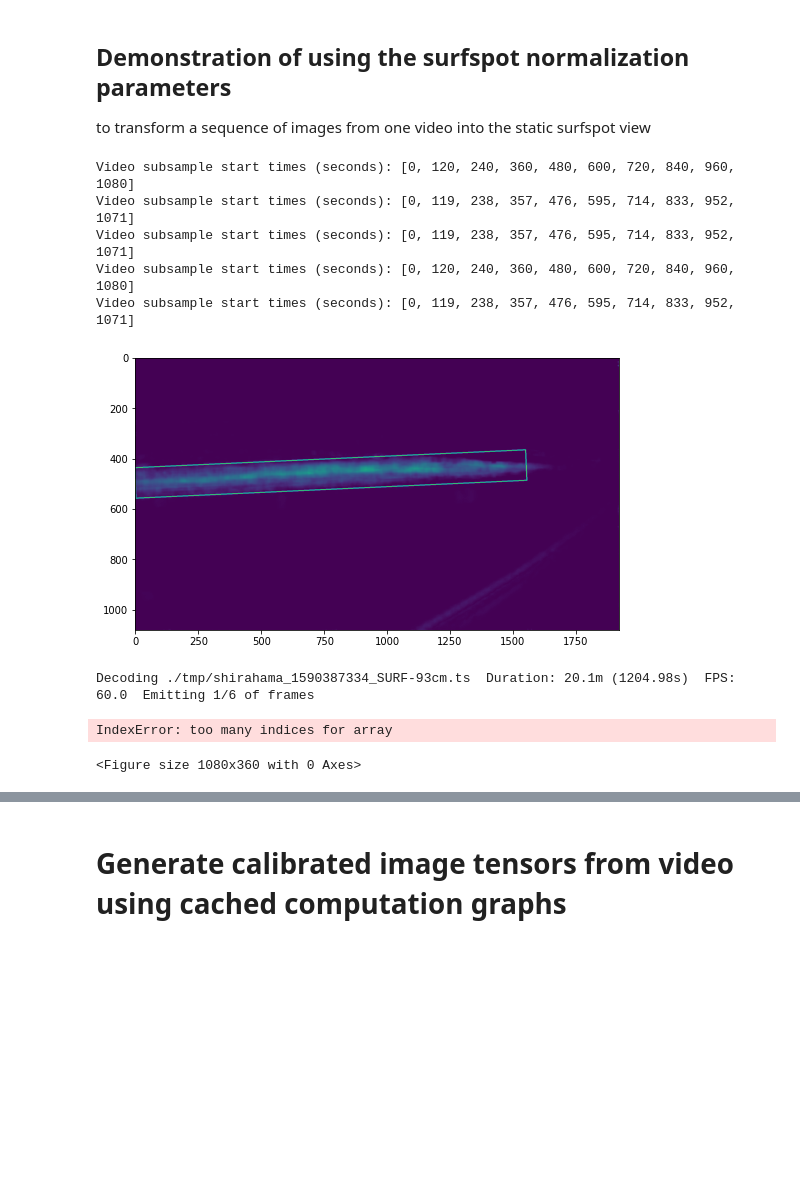
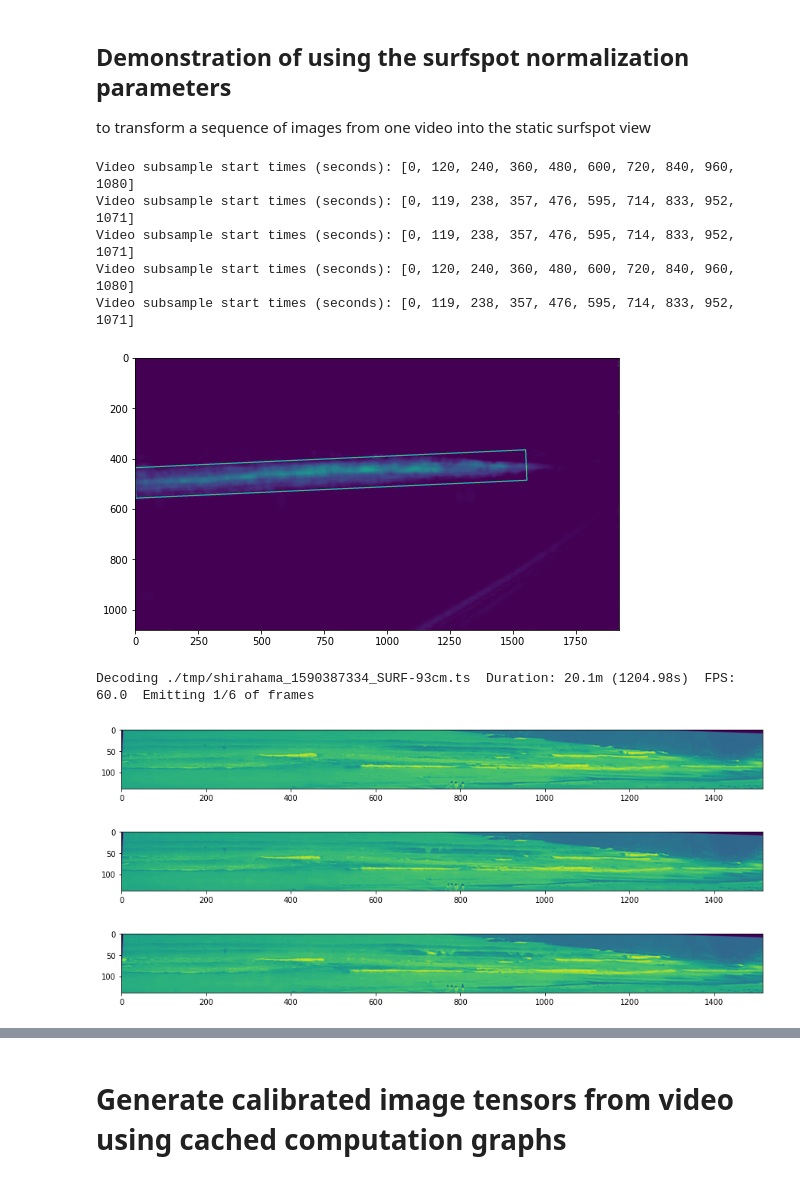
Before and after one commit to sjobeek/surfbreak, a Jupyter notebook: 03_perspective_transform.ipynb, the cells around one changed output, grey strips where cells are left out. Cells and saved outputs as stored; diff of their text form; code cells hidden in the pictures; blank space fills up the shorter version.

```diff
--- a/03_perspective_transform.ipynb
+++ b/03_perspective_transform.ipynb
@@ -512,22 +512,23 @@ def video_file_to_calibrated_image_tensors(video_file, calibration_params, durat
 # %%
 calibration_params = run_surfcam_calibration(calibration_videos)
 
 video_file = './tmp/shirahama_1590387334_SURF-93cm.ts'
 image_tensor = video_file_to_calibrated_image_tensors(video_file, calibration_params, duration_s=1, start_s=0)
 for frame_idx in range(3):
     plt.figure(figsize=(15,5))
-    plt.imshow(image_tensor[:,:,:,frame_idx*3])
+    plt.imshow(image_tensor[:,:,frame_idx*3])
     plt.show()
 # %% [output]
 Video subsample start times (seconds): [0, 120, 240, 360, 480, 600, 720, 840, 960, 1080]
 Video subsample start times (seconds): [0, 119, 238, 357, 476, 595, 714, 833, 952, 1071]
 Video subsample start times (seconds): [0, 119, 238, 357, 476, 595, 714, 833, 952, 1071]
 Video subsample start times (seconds): [0, 120, 240, 360, 480, 600, 720, 840, 960, 1080]
 Video subsample start times (seconds): [0, 119, 238, 357, 476, 595, 714, 833, 952, 1071]
 [figure]
 Decoding ./tmp/shirahama_1590387334_SURF-93cm.ts  Duration: 20.1m (1204.98s)  FPS: 60.0  Emitting 1/6 of frames
-IndexError: too many indices for array
-<Figure size 1080x360 with 0 Axes>
+[figure, added]
+[figure, added]
+[figure, added]
 # %%
 video_file = './data/shirahama_1592790996_SURF-129cm.ts'
 image_tensor = video_file_to_calibrated_image_tensors(video_file, calibration_params, duration_s=1, start_s=0)
```
Also changed, not shown: parts of 4 cells of this notebook, 3 other files.
